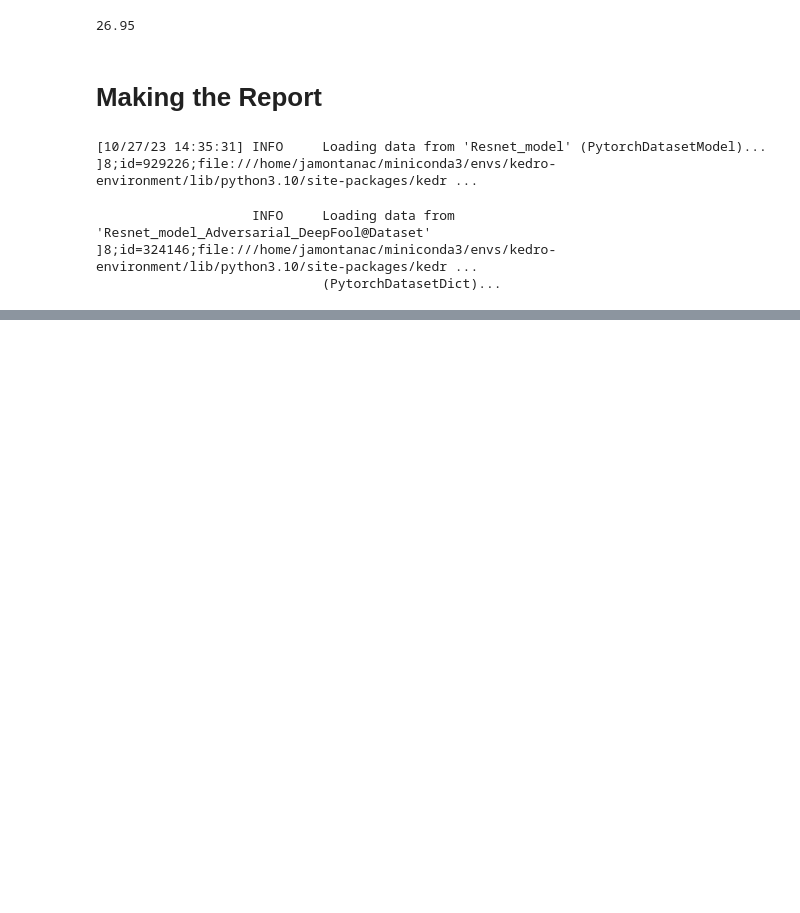
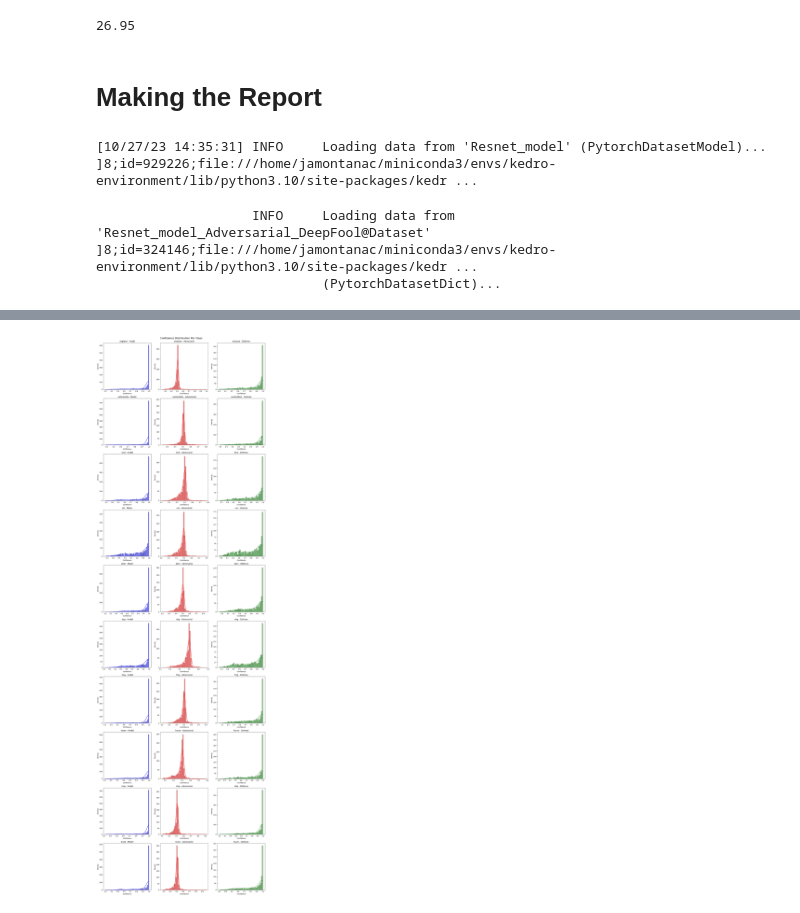
Before and after one commit to jamontanac/Fighting-Illutions, a Jupyter notebook: Fighting-Illutions/notebooks/Generating_defenses.ipynb, the cells around one changed output, grey strips where cells are left out. Drawn from its saved outputs; the diff is of its cells as text; code cells hidden in the pictures; blank space fills up the shorter version.

```diff
--- a/Fighting-Illutions/notebooks/Generating_defenses.ipynb
+++ b/Fighting-Illutions/notebooks/Generating_defenses.ipynb
@@ -927,0 +946,42 @@ fig.show()
+# %%
+import seaborn as sns
+import matplotlib.pyplot as plt
+
+def plot_confidence_distribution(Confidences, Labels, classes):
+    confidences_model = Confidences["model_confidence"]
+    confidences_adversarial = Confidences["adversarial_confidence"]
+    confidences_defense = Confidences["defense_confidence"]
+
+    true_labels = Labels["true_labels"]
+
+    # Create a figure
+    fig, axs = plt.subplots(len(classes), 3, figsize=(15, 5*len(classes)))
+    fig.suptitle('Confidence Distribution Per Class', fontsize=16)
+
+    for idx, class_name in enumerate(classes):
+        # Model
+        sns.histplot([confidences_model[i] for i, label in enumerate(true_labels) if label == idx], bins=50, ax=axs[idx][0], color='blue', kde=True)
+        axs[idx][0].set_title(f'{class_name} - Model')
+        axs[idx][0].set_xlabel('Confidence')
+        axs[idx][0].set_ylabel('Density')
+
+        # Adversarial
+        sns.histplot([confidences_adversarial[i] for i, label in enumerate(true_labels) if label == idx], bins=50, ax=axs[idx][1], color='red', kde=True)
+        axs[idx][1].set_title(f'{class_name} - Adversarial')
+        axs[idx][1].set_xlabel('Confidence')
+        axs[idx][1].set_ylabel('Density')
+
+        # Defense
+        sns.histplot([confidences_defense[i] for i, label in enumerate(true_labels) if label == idx], bins=50, ax=axs[idx][2], color='green', kde=True)
+        axs[idx][2].set_title(f'{class_name} - Defense')
+        axs[idx][2].set_xlabel('Confidence')
+        axs[idx][2].set_ylabel('Density')
+
+    # Adjust layout
+    plt.tight_layout()
+    plt.subplots_adjust(top=0.96)
+    plt.show()
+# %%
+
+plot_confidence_distribution(confidences,labels,classes)
+# %% [output]
@@ -927,0 +989 @@ fig.show()
+[figure, added]
```
Also changed, not shown: parts of 26 cells of this notebook.
